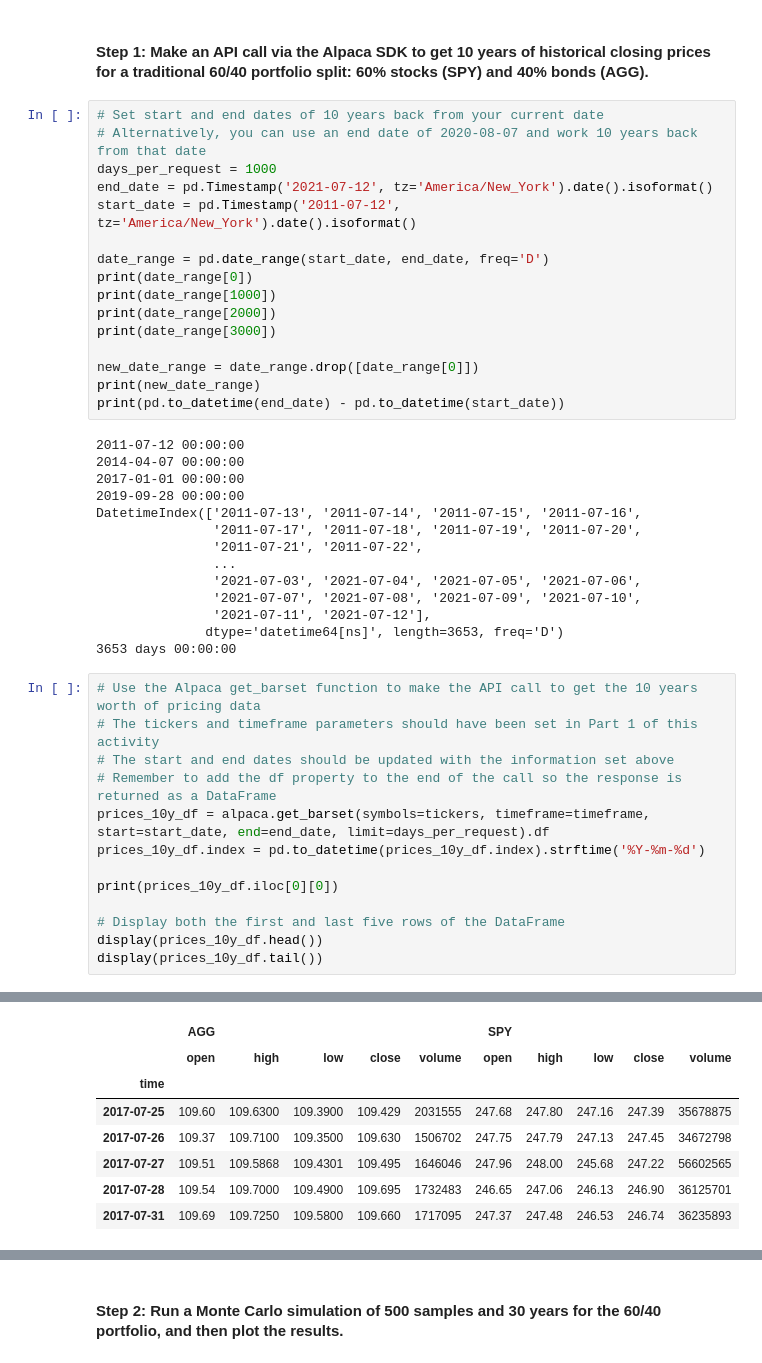
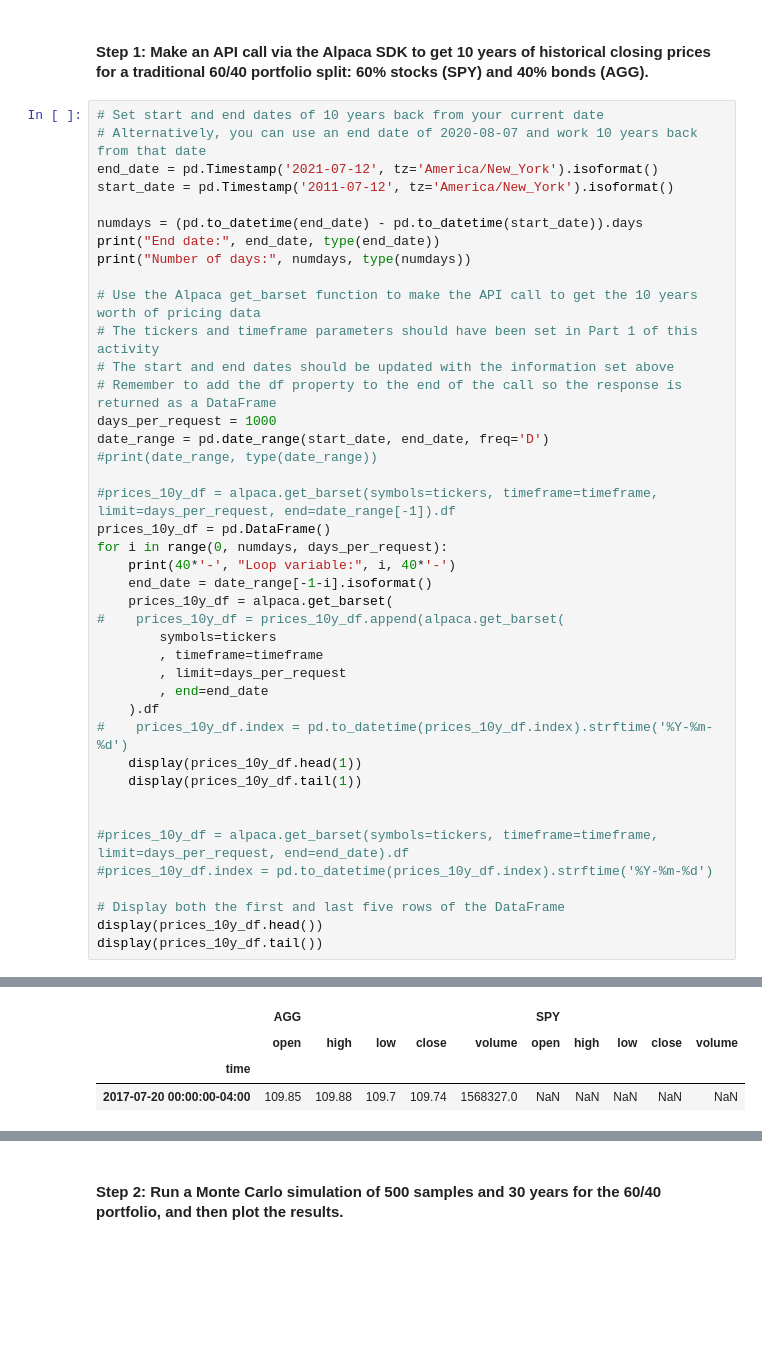
Before and after one commit to pentius00/05_Financial_Planner, a Jupyter notebook: financial_planning_tools.ipynb, the cells around one changed output, grey strips where cells are left out. Drawn from its saved outputs; the diff is of its cells as text; blank space fills up the shorter version.

Commit message:
updated get_barset loop datetimes

```diff
--- a/financial_planning_tools.ipynb
+++ b/financial_planning_tools.ipynb
@@ -398,45 +398,43 @@ In this section, you’ll use the MCForecastTools library to create a Monte Carl
 4. Generate the summary statistics for the Monte Carlo simulation.
 # %% [markdown]
 #### Step 1: Make an API call via the Alpaca SDK to get 10 years of historical closing prices for a traditional 60/40 portfolio split: 60% stocks (SPY) and 40% bonds (AGG).
-# %%
-# Set start and end dates of 10 years back from your current date
-# Alternatively, you can use an end date of 2020-08-07 and work 10 years back from that date
-days_per_request = 1000
-end_date = pd.Timestamp('2021-07-12', tz='America/New_York').date().isoformat()
-start_date = pd.Timestamp('2011-07-12', tz='America/New_York').date().isoformat()
-
-date_range = pd.date_range(start_date, end_date, freq='D')
-print(date_range[0])
-print(date_range[1000])
-print(date_range[2000])
-print(date_range[3000])
-
-new_date_range = date_range.drop([date_range[0]])
-print(new_date_range)
-print(pd.to_datetime(end_date) - pd.to_datetime(start_date))
-# %% [output]
-2011-07-12 00:00:00
-2014-04-07 00:00:00
-2017-01-01 00:00:00
-2019-09-28 00:00:00
-DatetimeIndex(['2011-07-13', '2011-07-14', '2011-07-15', '2011-07-16',
-               '2011-07-17', '2011-07-18', '2011-07-19', '2011-07-20',
-               '2011-07-21', '2011-07-22',
-               ...
-               '2021-07-03', '2021-07-04', '2021-07-05', '2021-07-06',
-               '2021-07-07', '2021-07-08', '2021-07-09', '2021-07-10',
-               '2021-07-11', '2021-07-12'],
-              dtype='datetime64[ns]', length=3653, freq='D')
-3653 days 00:00:00
 # %%
+# Set start and end dates of 10 years back from your current date
+# Alternatively, you can use an end date of 2020-08-07 and work 10 years back from that date
+end_date = pd.Timestamp('2021-07-12', tz='America/New_York').isoformat()
+start_date = pd.Timestamp('2011-07-12', tz='America/New_York').isoformat()
+
+numdays = (pd.to_datetime(end_date) - pd.to_datetime(start_date)).days
+print("End date:", end_date, type(end_date))
+print("Number of days:", numdays, type(numdays))
+
 # Use the Alpaca get_barset function to make the API call to get the 10 years worth of pricing data
 # The tickers and timeframe parameters should have been set in Part 1 of this activity
 # The start and end dates should be updated with the information set above
 # Remember to add the df property to the end of the call so the response is returned as a DataFrame
-prices_10y_df = alpaca.get_barset(symbols=tickers, timeframe=timeframe, start=start_date, end=end_date, limit=days_per_request).df
-prices_10y_df.index = pd.to_datetime(prices_10y_df.index).strftime('%Y-%m-%d')
+days_per_request = 1000
+date_range = pd.date_range(start_date, end_date, freq='D')
+#print(date_range, type(date_range))
 
-print(prices_10y_df.iloc[0][0])
+#prices_10y_df = alpaca.get_barset(symbols=tickers, timeframe=timeframe, limit=days_per_request, end=date_range[-1]).df
+prices_10y_df = pd.DataFrame()
+for i in range(0, numdays, days_per_request):
+    print(40*'-', "Loop variable:", i, 40*'-')
+    end_date = date_range[-1-i].isoformat()
+    prices_10y_df = alpaca.get_barset(
+#    prices_10y_df = prices_10y_df.append(alpaca.get_barset(
+        symbols=tickers
+        , timeframe=timeframe
+        , limit=days_per_request
+        , end=end_date
+    ).df
+#    prices_10y_df.index = pd.to_datetime(prices_10y_df.index).strftime('%Y-%m-%d')
+    display(prices_10y_df.head(1))
+    display(prices_10y_df.tail(1))
+
+
+#prices_10y_df = alpaca.get_barset(symbols=tickers, timeframe=timeframe, limit=days_per_request, end=end_date).df
+#prices_10y_df.index = pd.to_datetime(prices_10y_df.index).strftime('%Y-%m-%d')
 
 # Display both the first and last five rows of the DataFrame
 display(prices_10y_df.head())
@@ -446,11 +447,7 @@ display(prices_10y_df.tail())
 |  | AGG |  |  |  |  | SPY |  |  |  |  |
 |  | open | high | low | close | volume | open | high | low | close | volume |
 | time |  |  |  |  |  |  |  |  |  |  |
-| 2017-07-25 | 109.60 | 109.6300 | 109.3900 | 109.429 | 2031555 | 247.68 | 247.80 | 247.16 | 247.39 | 35678875 |
-| 2017-07-26 | 109.37 | 109.7100 | 109.3500 | 109.630 | 1506702 | 247.75 | 247.79 | 247.13 | 247.45 | 34672798 |
-| 2017-07-27 | 109.51 | 109.5868 | 109.4301 | 109.495 | 1646046 | 247.96 | 248.00 | 245.68 | 247.22 | 56602565 |
-| 2017-07-28 | 109.54 | 109.7000 | 109.4900 | 109.695 | 1732483 | 246.65 | 247.06 | 246.13 | 246.90 | 36125701 |
-| 2017-07-31 | 109.69 | 109.7250 | 109.5800 | 109.660 | 1717095 | 247.37 | 247.48 | 246.53 | 246.74 | 36235893 |
+| 2017-07-20 00:00:00-04:00 | 109.85 | 109.88 | 109.7 | 109.74 | 1568327.0 | NaN | NaN | NaN | NaN | NaN |
 |  | AGG |  |  |  |  | SPY |  |  |  |  |
 |  | open | high | low | close | volume | open | high | low | close | volume |
 | time |  |  |  |  |  |  |  |  |  |  |
```
Also changed, not shown: parts of 12 cells of this notebook.
